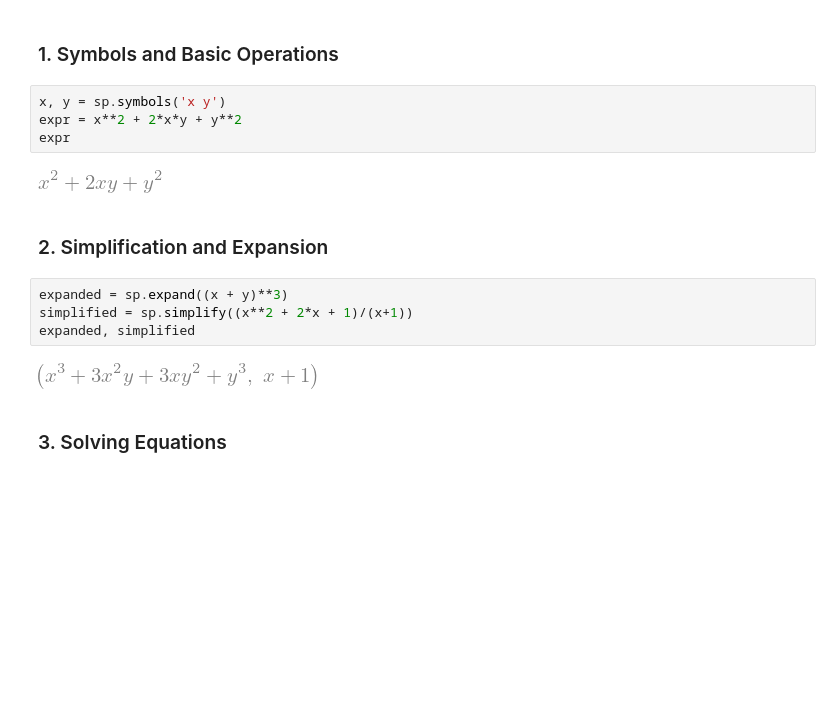
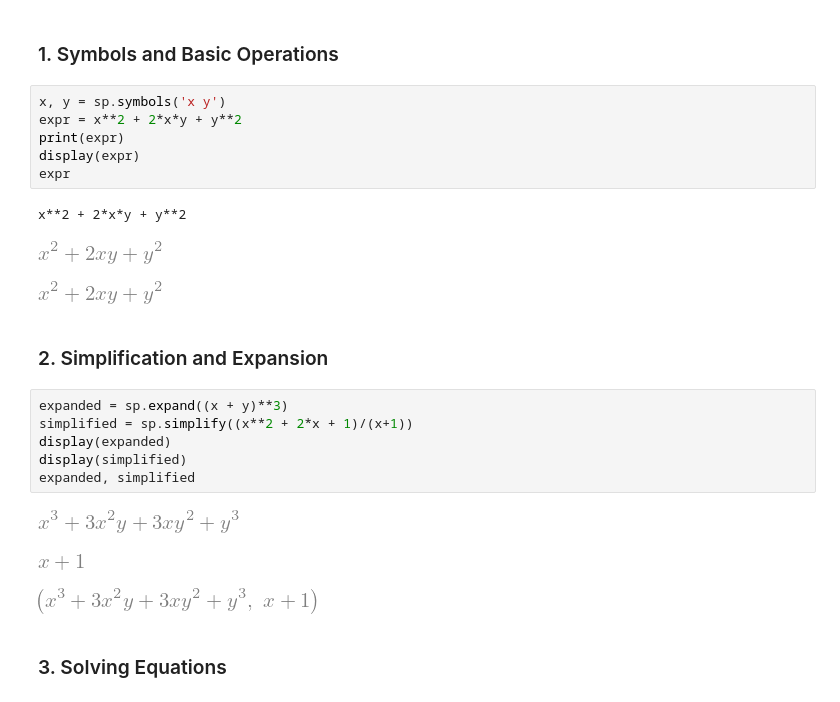
Before and after one commit to aminfakhari/python-tutorial, a Jupyter notebook: python-tutorial.ipynb, the cells around one changed output. Saved outputs shown, nothing was run; the diff lists cells and outputs as text; blank space fills up the shorter version.

```diff
--- a/python-tutorial.ipynb
+++ b/python-tutorial.ipynb
@@ -272,17 +298,25 @@ sp.init_printing()  # Pretty printing
 # %%
 x, y = sp.symbols('x y')
 expr = x**2 + 2*x*y + y**2
+print(expr)
+display(expr)
 expr
 # %% [output]
+x**2 + 2*x*y + y**2
 [figure]
+[figure, added]
 # %% [markdown]
 ### 2. Simplification and Expansion
 # %%
 expanded = sp.expand((x + y)**3)
 simplified = sp.simplify((x**2 + 2*x + 1)/(x+1))
+display(expanded)
+display(simplified)
 expanded, simplified
 # %% [output]
-[figure, old version]
+[figure, new version]
+[figure, added]
+[figure, added]
 # %% [markdown]
 ### 3. Solving Equations
 # %%
```
Also changed, not shown: parts of 33 cells of this notebook.
